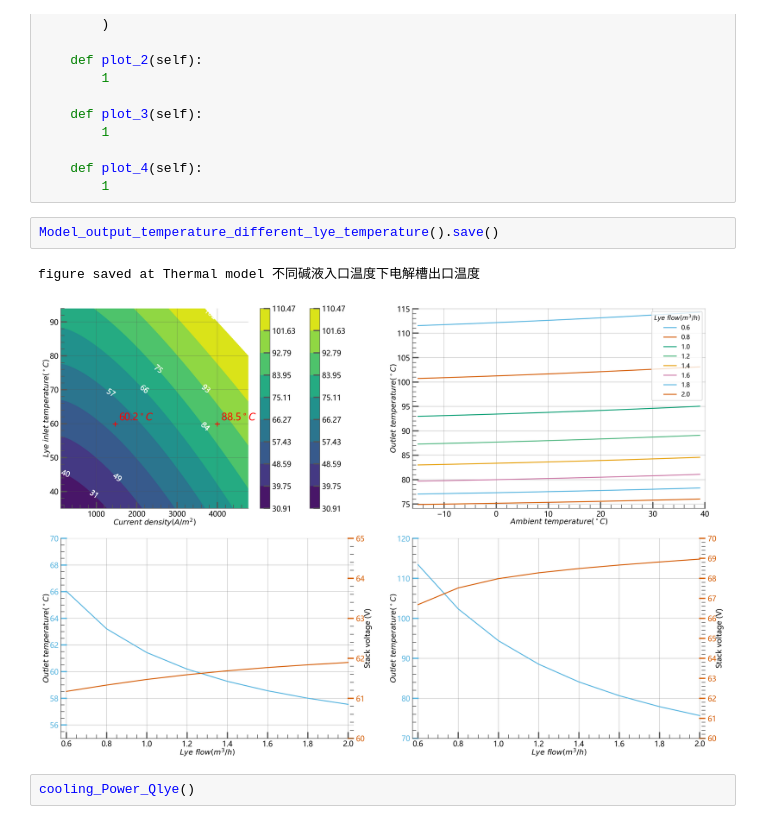
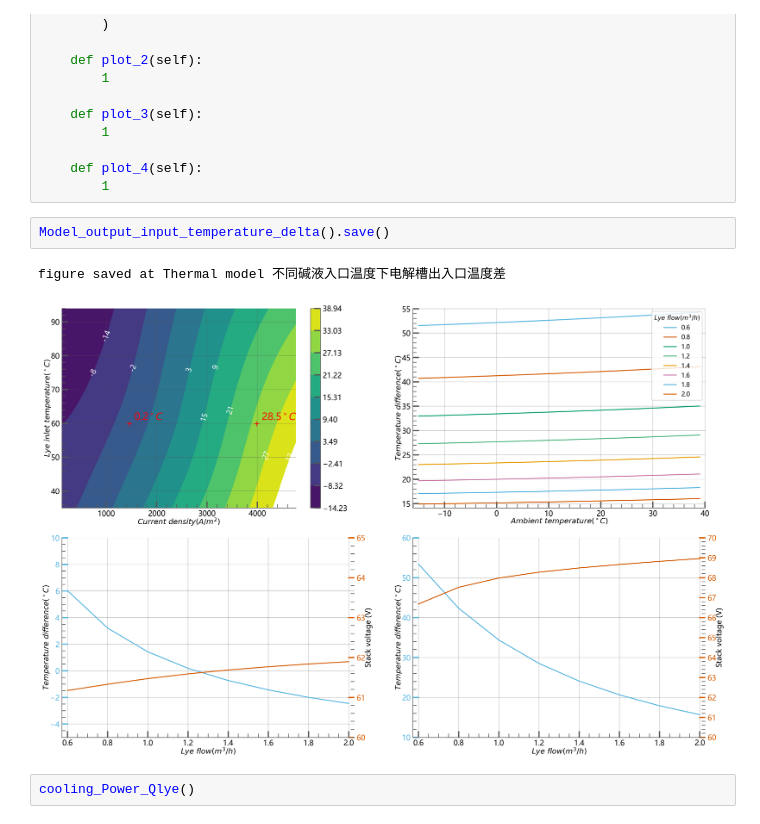
Before and after one commit to GustavHenry/Electrolyzer-dynamic-model, a Jupyter notebook: src/Thermal model test.ipynb, the cells around one changed output. Cells and saved outputs as stored; diff of their text form.

```diff
--- a/src/Thermal model test.ipynb
+++ b/src/Thermal model test.ipynb
@@ -163,10 +163,10 @@ class Model_cooling_power_requirement(QuadroPlotter):
     def plot_4(self):
         1
 # %%
-Model_output_temperature_different_lye_temperature().save()
+Model_output_input_temperature_delta().save()
 # %% [output]
-figure saved at Thermal model 不同碱液入口温度下电解槽出口温度
+figure saved at Thermal model 不同碱液入口温度下电解槽出入口温度差
-[figure, old version]
+[figure, new version]
 # %%
 cooling_Power_Qlye()
 # %%
```
Also changed, not shown: 5 other files.
